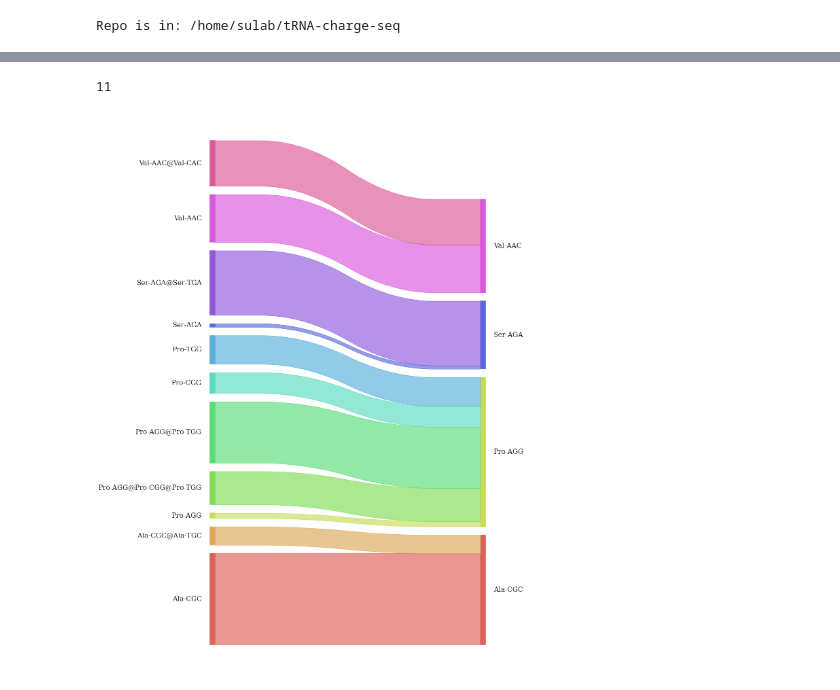
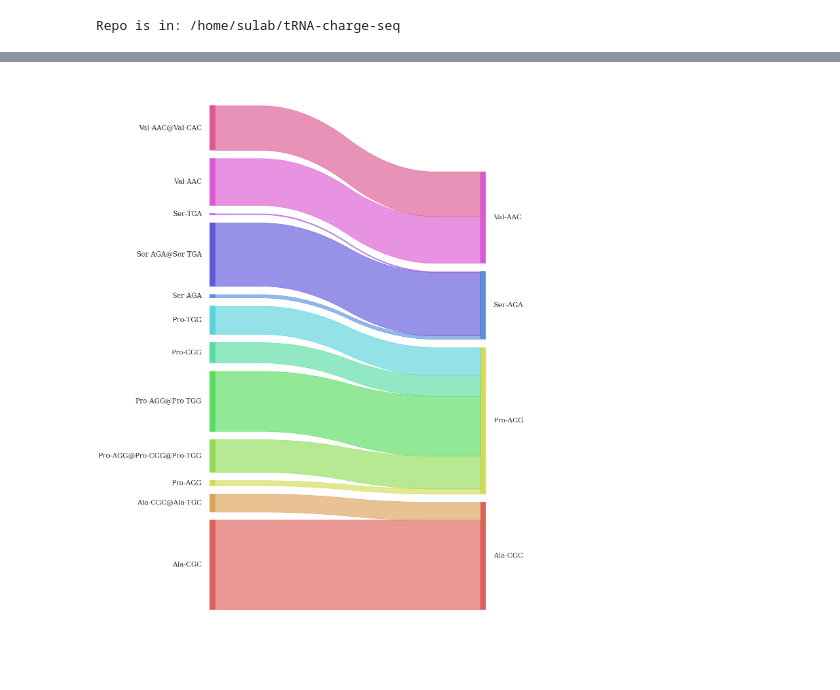
Before and after one commit to krdav/tRNA-charge-seq, a Jupyter notebook: projects/masked-align_analysis/annotation_sankey-plot.ipynb, the cells around one changed output, grey strips where cells are left out. Saved outputs shown, nothing was run; the diff lists cells and outputs as text; code cells hidden in the pictures.

```diff
--- a/projects/masked-align_analysis/annotation_sankey-plot.ipynb
+++ b/projects/masked-align_analysis/annotation_sankey-plot.ipynb
@@ -117,16 +104,15 @@ sankey(
 # %%
+# Select transcript annotations that are
+# 1.4 fold or more increase/decreased:
+fold_diff = ['Pro-AGG', 'Ser-AGA', 'Val-AAC', 'Ala-CGC', 'Pro-UGG', 'Pro-CGG']
 codon_df['count_a2_norm'] = codon_df['count'] / codon_df['count_c2_tot'] * 100
 mask = (codon_df['codon2'].isin(['Ser-AGA', 'Pro-AGG', 'Val-AAC', 'Ala-CGC']))
-mask &= (codon_df['count_a2_norm'] > 2)
+mask &= (codon_df['count_a2_norm'] > 1)
-# %%
-sum(mask)
-# %% [output]
-11
 # %%
 sankey(
     left=codon_df[mask]['codon1'], right=codon_df[mask]['codon2'], \
     leftWeight=codon_df[mask]['count'].values, rightWeight=codon_df[mask]['count'].values,\
-    aspect=10, fontsize=20, figure_name="Annotation flow"
+    aspect=10, fontsize=20, figure_name="data/plotting/codon_anno_fold-change"
 )
 # %% [output]
-[figure, old version]
+[figure, new version]
```
Also changed, not shown: parts of 11 cells of this notebook.
